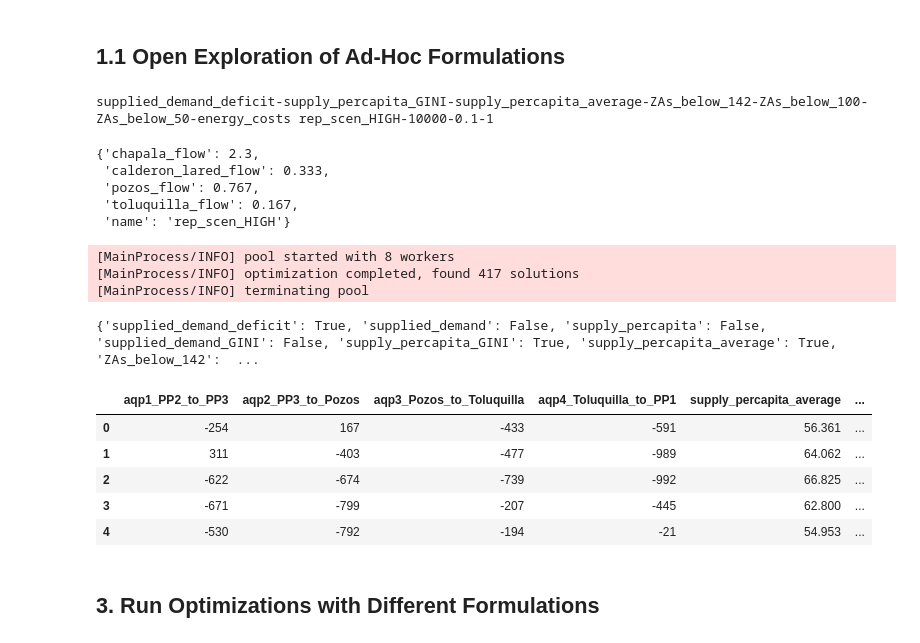
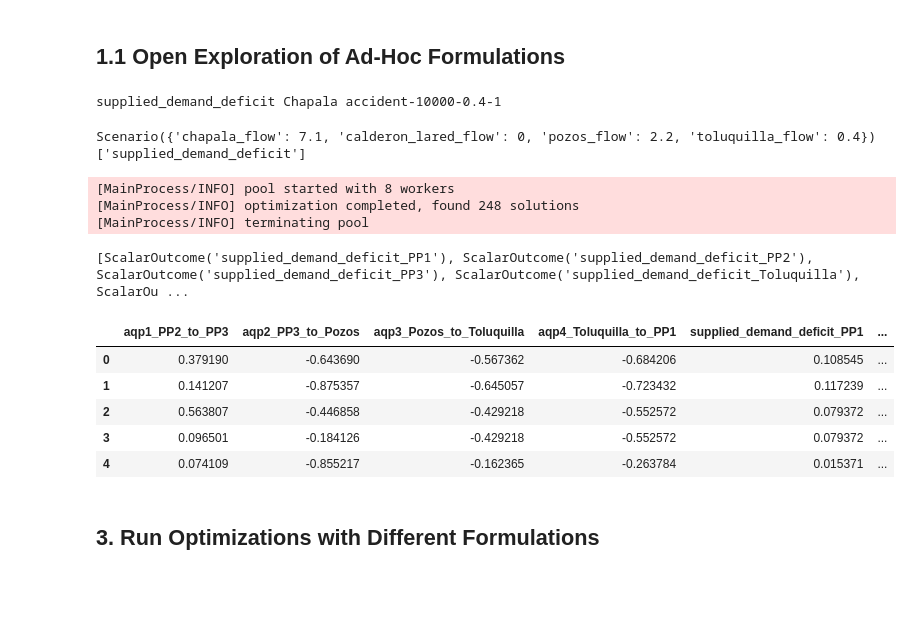
Before and after one commit to arielgoldin/GDL_Aquapheric_Policies, a Jupyter notebook: 2_optimization_formulations.ipynb, the cells around one changed output. Cells and saved outputs as stored; diff of their text form; code cells hidden in the pictures; blank space fills up the shorter version.

```diff
--- a/2_optimization_formulations.ipynb
+++ b/2_optimization_formulations.ipynb
@@ -118,30 +43,29 @@ performance_outcomes = {"supplied_demand_deficit":True,
                           "supply_percapita":False}
 
 justice_outcomes = {"supplied_demand_GINI":False,
-                      "supply_percapita_GINI":True,
-                      "supply_percapita_average":True,
-                      "ZAs_below_142":True,
+                      "supply_percapita_GINI":False,
+                      "supply_percapita_average":False,
+                      "ZAs_below_142":False,
                       "ZAs_below_128":False,
-                      "ZAs_below_100":True,
-                      "ZAs_below_50":True}
+                      "ZAs_below_100":False,
+                      "ZAs_below_50":False}
 
-other_outcomes = {"energy_costs":True}
+other_outcomes = {"energy_costs":False}
 
 
 #Model Parameters
 n_nfe = 10000
-epsilon = 0.1
+epsilon = 0.4
 seed = 1
 
 #Scenario setting
-scenario_2020_baseline = {"name":"2020_baseline",'chapala_flow' : 6.9, 'calderon_lared_flow' : 1, 'pozos_flow' : 2.3, 'toluquilla_flow' : 0.5}
-scenario_2021_drought = {"name":"2021_drought",'chapala_flow' : 7.1, 'calderon_lared_flow' : 0, 'pozos_flow' : 2.2, 'toluquilla_flow' : 0.4}
-scenario_suff_test = {"name":"sufficientarian_test",'chapala_flow' : 0.88, 'calderon_lared_flow' : 1, 'pozos_flow' : 2, 'toluquilla_flow' : 0.95}
 drougth_multiplier = 0.5
 scenario_drought_multiplier = {"name":f"drought_multiplier_{drougth_multiplier}",'chapala_flow' : 6.9*drougth_multiplier, 'calderon_lared_flow' : 1*drougth_multiplier, 'pozos_flow' : 2.3*drougth_multiplier, 'toluquilla_flow' : 0.5*drougth_multiplier}
 
 representative_scenarios_df = pd.read_csv("results/representative_scenarios.csv", index_col=0)
-scenario = representative_scenarios_df.loc["HIGH",:].to_dict()
+
+scenario_name = "chapala_incident"
+scenario = representative_scenarios_df.loc[scenario_name,:].to_dict()
 
 
 all_outcomes = {**performance_outcomes, **justice_outcomes, **other_outcomes}
@@ -150,46 +74,46 @@ current_formulation = [outcome for outcome, active in all_outcomes.items() if ac
 experiment_name = "-".join(current_formulation)+f" {scenario['name']}-{n_nfe}-{epsilon}-{seed}"
 print(experiment_name)
 # %% [output]
-supplied_demand_deficit-supply_percapita_GINI-supply_percapita_average-ZAs_below_142-ZAs_below_100-ZAs_below_50-energy_costs rep_scen_HIGH-10000-0.1-1
+supplied_demand_deficit Chapala accident-10000-0.4-1
-# %%
-scenario
-# %% [output]
-{'chapala_flow': 2.3,
- 'calderon_lared_flow': 0.333,
- 'pozos_flow': 0.767,
- 'toluquilla_flow': 0.167,
- 'name': 'rep_scen_HIGH'}
 # %%
-from AMG_optimization import run_optimization
+from AMG_optimization import run_optimization, run_optimization_int, run_optimization_old
+from AMG_function import AMG_model_function_old
+
+
 
 # Model Parameters
 n_nfe = 10000
-epsilon = 0.2
+epsilon = 0.04
 seed = 1
+flows = ["chapala_flow", "calderon_lared_flow", "pozos_flow", "toluquilla_flow"]
 
-# Define scenario from the representative scenarios df
-drought_intensity = "HIGH"
-scenario = representative_scenarios_df.loc[drought_intensity,flows].to_dict()
+
+'''results  = run_optimization_old(experiment_name=experiment_name,
+                                justice_outcomes=justice_outcomes, performance_outcomes=performance_outcomes, other_outcomes=other_outcomes,
+                 n_nfe = n_nfe, epsilon = epsilon, seed = seed,
+                 scenario=scenario, model_function= AMG_model_function_old,
+                 restriction = True)'''
 
 results  = run_optimization(experiment_name=experiment_name,
-                 model_function=AMG_model_function,
                  outcomes= all_outcomes,
                  n_nfe = n_nfe, epsilon = epsilon, seed = seed,
-                 scenario=scenario,
+                 scenario=scenario, scenario_name=scenario_name,model_function= AMG_model_function,
                  restriction = True)
-print(all_outcomes)
+
 results.head()
 # %% [output]
-[MainProcess/INFO] pool started with 8 workers
-[MainProcess/INFO] optimization completed, found 417 solutions
-[MainProcess/INFO] terminating pool
+Scenario({'chapala_flow': 7.1, 'calderon_lared_flow': 0, 'pozos_flow': 2.2, 'toluquilla_flow': 0.4})
+['supplied_demand_deficit']
-{'supplied_demand_deficit': True, 'supplied_demand': False, 'supply_percapita': False, 'supplied_demand_GINI': False, 'supply_percapita_GINI': True, 'supply_percapita_average': True, 'ZAs_below_142':  ...
+[MainProcess/INFO] pool started with 8 workers
+[MainProcess/INFO] optimization completed, found 248 solutions
+[MainProcess/INFO] terminating pool
+[ScalarOutcome('supplied_demand_deficit_PP1'), ScalarOutcome('supplied_demand_deficit_PP2'), ScalarOutcome('supplied_demand_deficit_PP3'), ScalarOutcome('supplied_demand_deficit_Toluquilla'), ScalarOu ...
-|  | aqp1_PP2_to_PP3 | aqp2_PP3_to_Pozos | aqp3_Pozos_to_Toluquilla | aqp4_Toluquilla_to_PP1 | supply_percapita_average | ... |
-| 0 | -254 | 167 | -433 | -591 | 56.361 | ... |
-| 1 | 311 | -403 | -477 | -989 | 64.062 | ... |
-| 2 | -622 | -674 | -739 | -992 | 66.825 | ... |
-| 3 | -671 | -799 | -207 | -445 | 62.800 | ... |
-| 4 | -530 | -792 | -194 | -21 | 54.953 | ... |
+|  | aqp1_PP2_to_PP3 | aqp2_PP3_to_Pozos | aqp3_Pozos_to_Toluquilla | aqp4_Toluquilla_to_PP1 | supplied_demand_deficit_PP1 | ... |
+| 0 | 0.379190 | -0.643690 | -0.567362 | -0.684206 | 0.108545 | ... |
+| 1 | 0.141207 | -0.875357 | -0.645057 | -0.723432 | 0.117239 | ... |
+| 2 | 0.563807 | -0.446858 | -0.429218 | -0.552572 | 0.079372 | ... |
+| 3 | 0.096501 | -0.184126 | -0.429218 | -0.552572 | 0.079372 | ... |
+| 4 | 0.074109 | -0.855217 | -0.162365 | -0.263784 | 0.015371 | ... |
 # %% [markdown]
 ## 3. Run Optimizations with Different Formulations
 # %%
```
Also changed, not shown: parts of 16 cells of this notebook, 3 other files.
